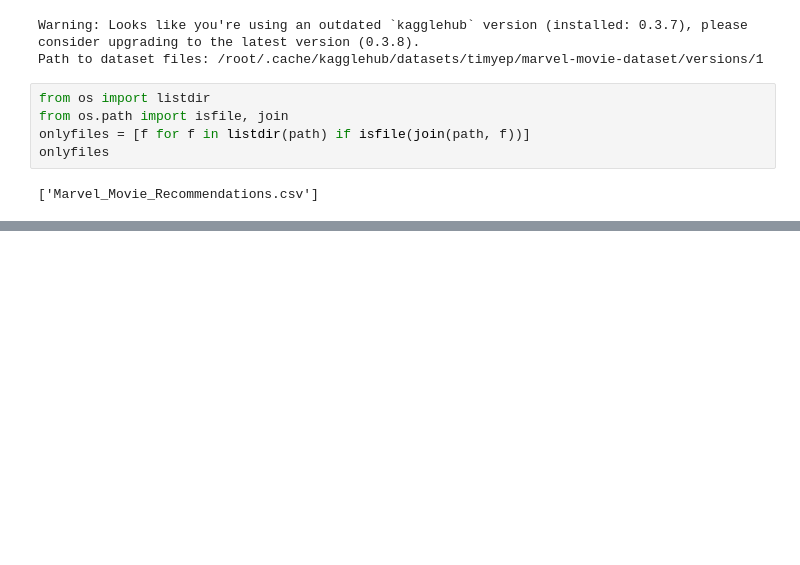
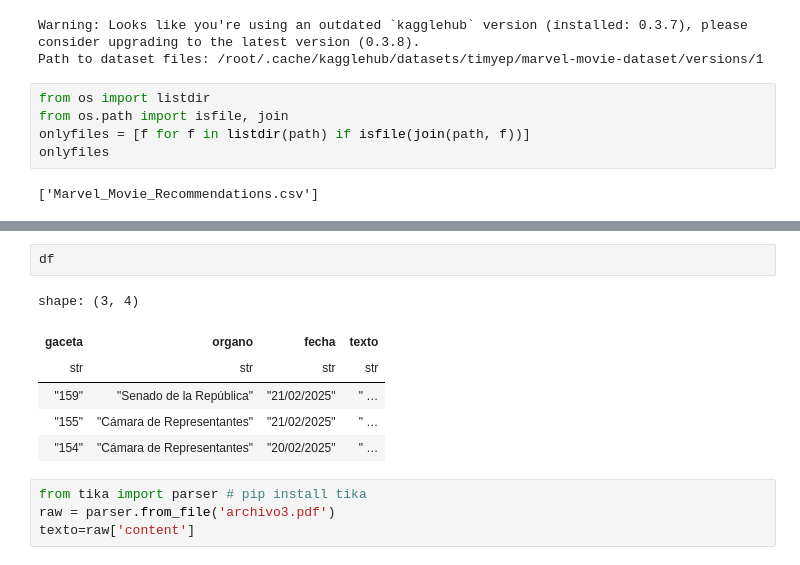
Before and after one commit to ivankarrillin/ML_Doc, a Jupyter notebook: reto_palabras.ipynb, the cells around one changed output, grey strips where cells are left out. Cells and saved outputs as stored; diff of their text form; blank space fills up the shorter version.

Commit message:
colab con gaceta congreso

```diff
--- a/reto_palabras.ipynb
+++ b/reto_palabras.ipynb
@@ -288,0 +413,13 @@ df
+# %%
+df
+# %% [output]
+shape: (3, 4)
+| gaceta | organo | fecha | texto |
+| str | str | str | str |
+| "159" | "Senado de la República" | "21/02/2025" | " … |
+| "155" | "Cámara de Representantes" | "21/02/2025" | " … |
+| "154" | "Cámara de Representantes" | "20/02/2025" | " … |
+# %%
+from tika import parser # pip install tika
+raw = parser.from_file('archivo3.pdf')
+texto=raw['content']
```
Also changed, not shown: parts of 7 cells of this notebook.
